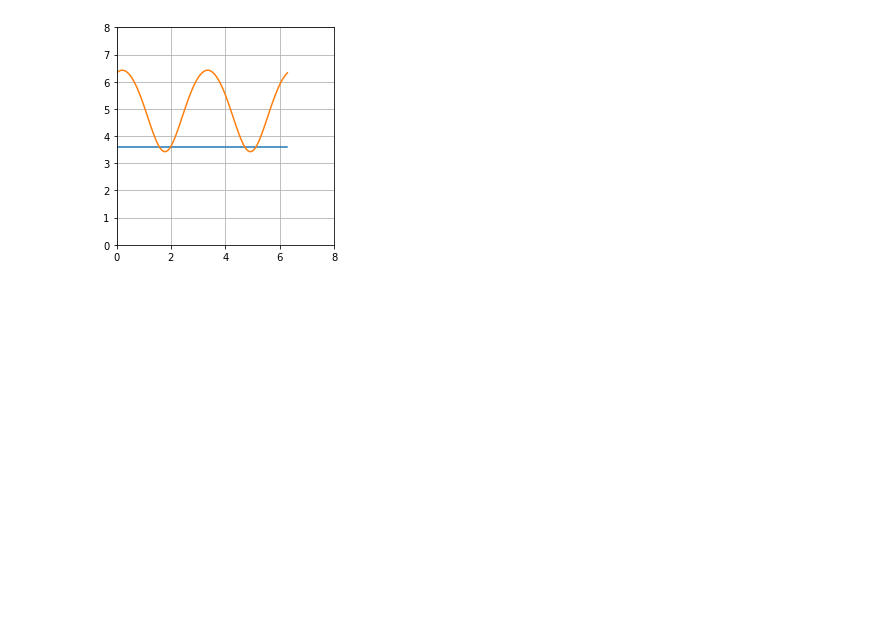
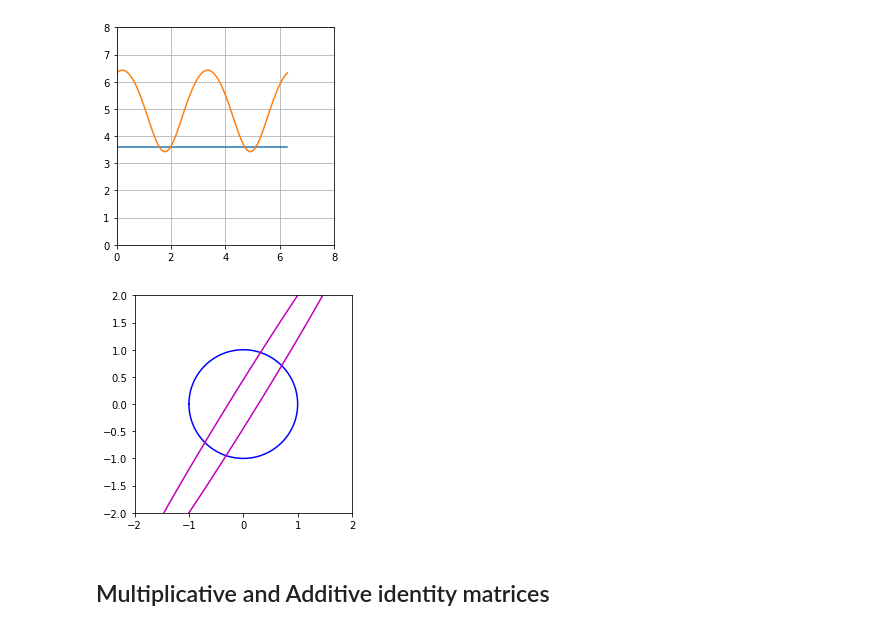
Before and after one commit to artisjaap/UdemyLinearAlgebra, a Jupyter notebook: linear-algebra/chapter 3/chapter 3.ipynb, the cells around one changed output. Cells and saved outputs as stored; diff of their text form; code cells hidden in the pictures; blank space fills up the shorter version.

```diff
--- a/linear-algebra/chapter 3/chapter 3.ipynb
+++ b/linear-algebra/chapter 3/chapter 3.ipynb
@@ -66,3 +66,22 @@ plt.grid()
 plt.show()
 # %% [output]
 [figure]
+# %%
+x = np.linspace(-np.pi, np.pi, 100);
+xy = np.matrix.transpose(np.array([np.cos(x), np.sin(x)]))
+
+plt.plot(xy[:,0], xy[:,1], 'b')
+
+T = np.array([[1,2],[2,3]])
+newXy = xy@T
+
+plt.plot(newXy[:,0], newXy[:,1], 'm')
+plt.axis('square')
+plt.axis((-2,2,-2,2))
+plt.show()
+# %% [output]
+[figure, added]
+# %% [markdown]
+
+Multiplicative and Additive identity matrices
+---
```
Also changed, not shown: parts of 11 cells of this notebook, 18 other files.
